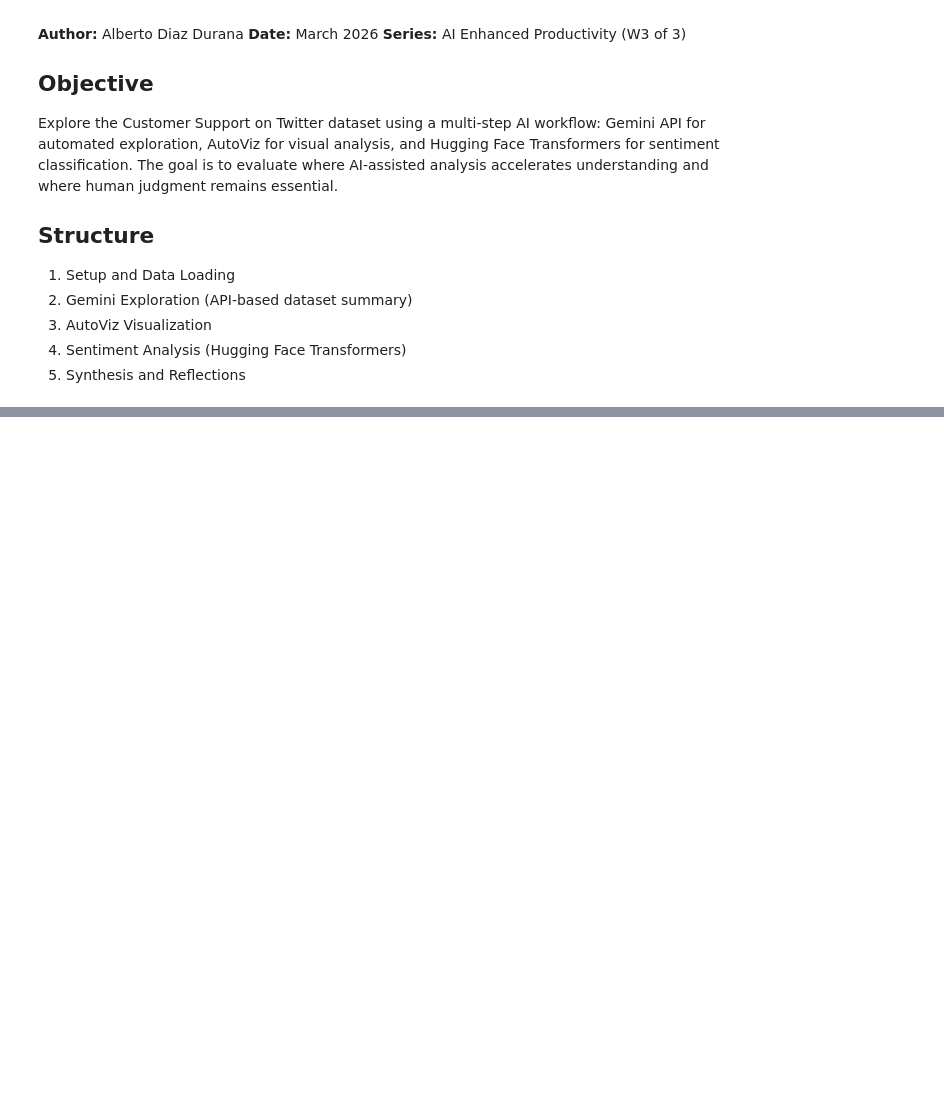
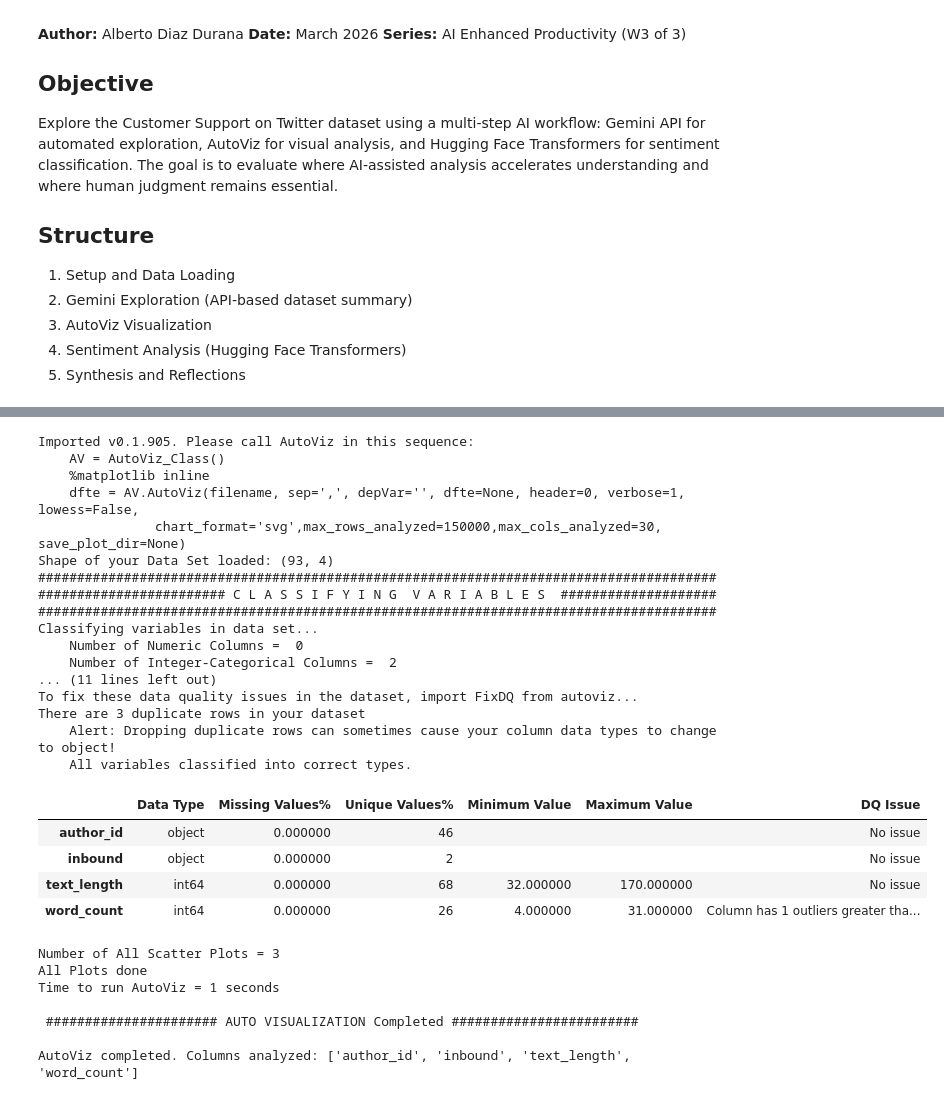
Before and after one commit to albertodiazdurana/AI-in-Data-Science, a Jupyter notebook: notebooks/w3_customer_sentiment.ipynb, the cells around one changed output, grey strips where cells are left out. Cells and saved outputs as stored; diff of their text form; code cells hidden in the pictures; blank space fills up the shorter version.

```diff
--- a/notebooks/w3_customer_sentiment.ipynb
+++ b/notebooks/w3_customer_sentiment.ipynb
@@ -41,0 +196,68 @@ print("All imports successful (AutoViz deferred to Phase 3)")
+# %%
+# Cell 5 - Phase 3: AutoViz Visualization
+import warnings
+
+# Suppress all warnings for this cell (AutoViz + pandas_dq compatibility issues)
+_original_warn = warnings.warn
+warnings.warn = lambda *a, **kw: None
+
+# Fix IPython/matplotlib backend conflict
+import IPython.core.pylabtools as _pylabtools
+_pylabtools.backend2gui = {}
+
+# Add derived numeric features for visualization
+df['text_length'] = df['text'].str.len()
+df['word_count'] = df['text'].str.split().str.len()
+
+# Prepare a subset with visualizable columns
+viz_df = df[['author_id', 'inbound', 'text_length', 'word_count']].copy()
+viz_df['inbound'] = viz_df['inbound'].astype(str)
+
+from autoviz import AutoViz_Class
+
+AV = AutoViz_Class()
+report = AV.AutoViz(
+    filename='',
+    dfte=viz_df,
+    depVar='',
+    verbose=1,
+    lowess=False,
+    chart_format='svg',
+    max_rows_analyzed=100,
+    max_cols_analyzed=10
+)
+
+# Restore warnings
+warnings.warn = _original_warn
+
+print(f"\nAutoViz completed. Columns analyzed: {list(viz_df.columns)}")
+# %% [output]
+Imported v0.1.905. Please call AutoViz in this sequence:
+    AV = AutoViz_Class()
+    %matplotlib inline
+    dfte = AV.AutoViz(filename, sep=',', depVar='', dfte=None, header=0, verbose=1, lowess=False,
+               chart_format='svg',max_rows_analyzed=150000,max_cols_analyzed=30, save_plot_dir=None)
+Shape of your Data Set loaded: (93, 4)
+#######################################################################################
+######################## C L A S S I F Y I N G  V A R I A B L E S  ####################
+#######################################################################################
+Classifying variables in data set...
+    Number of Numeric Columns =  0
+    Number of Integer-Categorical Columns =  2
+... (11 lines left out)
+To fix these data quality issues in the dataset, import FixDQ from autoviz...
+There are 3 duplicate rows in your dataset
+    Alert: Dropping duplicate rows can sometimes cause your column data types to change to object!
+    All variables classified into correct types.
+|  | Data Type | Missing Values% | Unique Values% | Minimum Value | Maximum Value | DQ Issue |
+| author_id | object | 0.000000 | 46 |  |  | No issue |
+| inbound | object | 0.000000 | 2 |  |  | No issue |
+| text_length | int64 | 0.000000 | 68 | 32.000000 | 170.000000 | No issue |
+| word_count | int64 | 0.000000 | 26 | 4.000000 | 31.000000 | Column has 1 outliers greater tha... |
+Number of All Scatter Plots = 3
+All Plots done
+Time to run AutoViz = 1 seconds
+
+ ###################### AUTO VISUALIZATION Completed ########################
+
+AutoViz completed. Columns analyzed: ['author_id', 'inbound', 'text_length', 'word_count']
```
Also changed, not shown: parts of 11 cells of this notebook, 7 other files.
